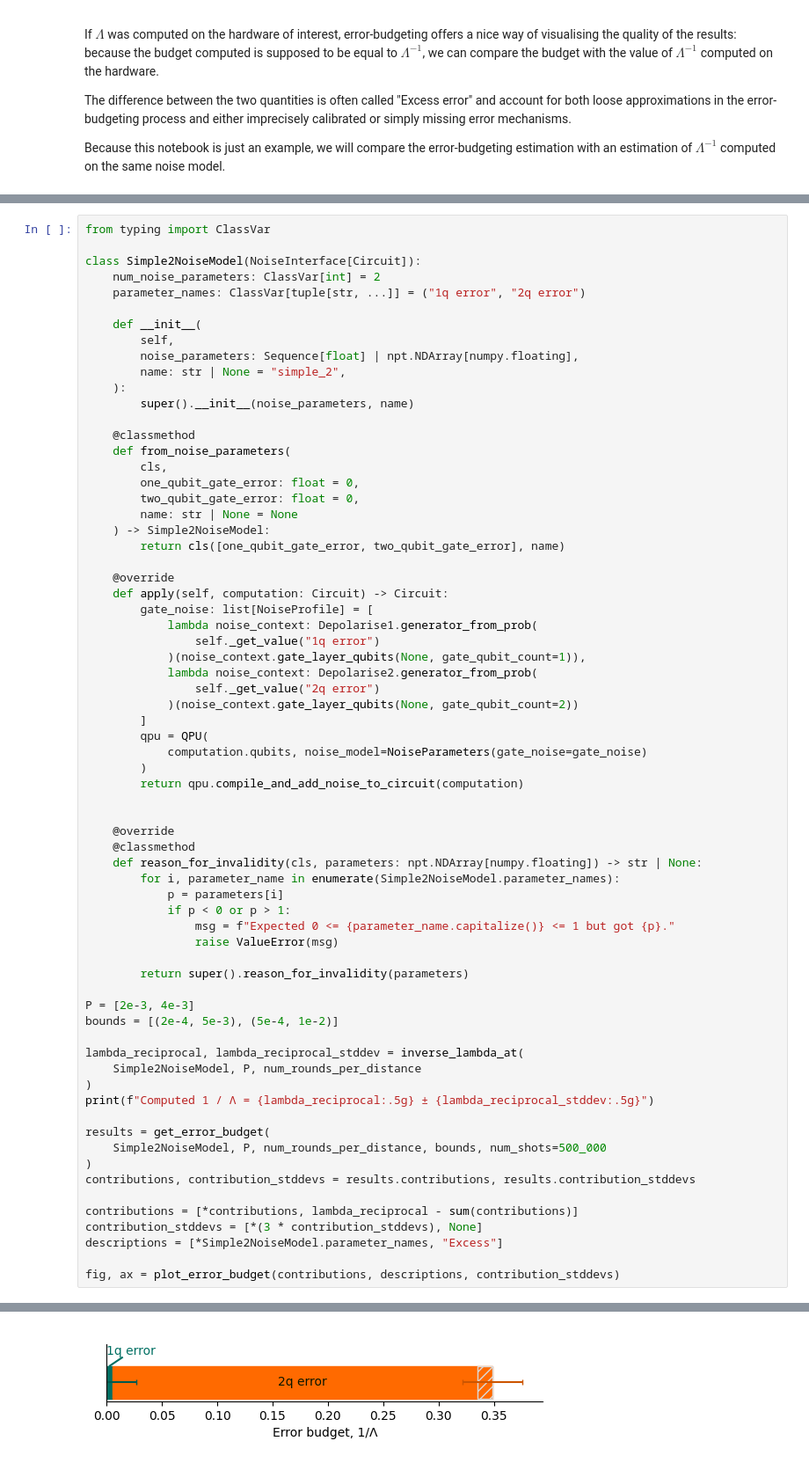
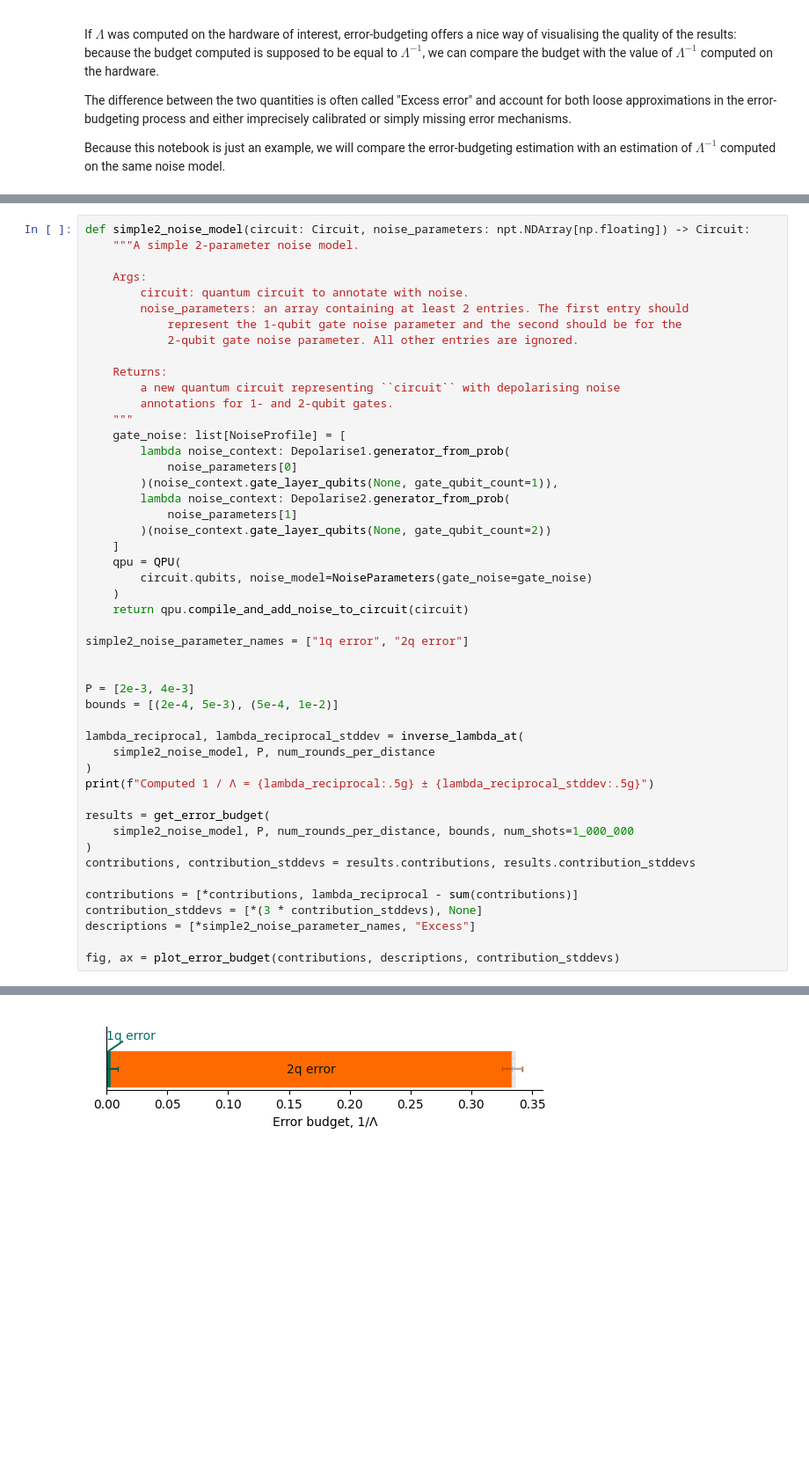
Before and after one commit to Deltakit/deltakit, a Jupyter notebook: docs/guide/error_budgeting.ipynb, the cells around one changed output, grey strips where cells are left out. Shown at 88% size. Cells and saved outputs as stored; diff of their text form; blank space fills up the shorter version.

Commit message:
Remove NoiseInterface

```diff
--- a/docs/guide/error_budgeting.ipynb
+++ b/docs/guide/error_budgeting.ipynb
@@ -347,69 +328,49 @@ should also be provided.
 # %%
-from typing import ClassVar
+def simple2_noise_model(circuit: Circuit, noise_parameters: npt.NDArray[np.floating]) -> Circuit:
+    """A simple 2-parameter noise model.
 
-class Simple2NoiseModel(NoiseInterface[Circuit]):
-    num_noise_parameters: ClassVar[int] = 2
-    parameter_names: ClassVar[tuple[str, ...]] = ("1q error", "2q error")
+    Args:
+        circuit: quantum circuit to annotate with noise.
+        noise_parameters: an array containing at least 2 entries. The first entry should
+            represent the 1-qubit gate noise parameter and the second should be for the
+            2-qubit gate noise parameter. All other entries are ignored.
 
-    def __init__(
-        self,
-        noise_parameters: Sequence[float] | npt.NDArray[numpy.floating],
-        name: str | None = "simple_2",
-    ):
-        super().__init__(noise_parameters, name)
+    Returns:
+        a new quantum circuit representing ``circuit`` with depolarising noise
+        annotations for 1- and 2-qubit gates.
+    """
+    gate_noise: list[NoiseProfile] = [
+        lambda noise_context: Depolarise1.generator_from_prob(
+            noise_parameters[0]
+        )(noise_context.gate_layer_qubits(None, gate_qubit_count=1)),
+        lambda noise_context: Depolarise2.generator_from_prob(
+            noise_parameters[1]
+        )(noise_context.gate_layer_qubits(None, gate_qubit_count=2))
+    ]
+    qpu = QPU(
+        circuit.qubits, noise_model=NoiseParameters(gate_noise=gate_noise)
+    )
+    return qpu.compile_and_add_noise_to_circuit(circuit)
 
-    @classmethod
-    def from_noise_parameters(
-        cls,
-        one_qubit_gate_error: float = 0,
-        two_qubit_gate_error: float = 0,
-        name: str | None = None
-    ) -> Simple2NoiseModel:
-        return cls([one_qubit_gate_error, two_qubit_gate_error], name)
+simple2_noise_parameter_names = ["1q error", "2q error"]
 
-    @override
-    def apply(self, computation: Circuit) -> Circuit:
-        gate_noise: list[NoiseProfile] = [
-            lambda noise_context: Depolarise1.generator_from_prob(
-                self._get_value("1q error")
-            )(noise_context.gate_layer_qubits(None, gate_qubit_count=1)),
-            lambda noise_context: Depolarise2.generator_from_prob(
-                self._get_value("2q error")
-            )(noise_context.gate_layer_qubits(None, gate_qubit_count=2))
-        ]
-        qpu = QPU(
-            computation.qubits, noise_model=NoiseParameters(gate_noise=gate_noise)
-        )
-        return qpu.compile_and_add_noise_to_circuit(computation)
-
-
-    @override
-    @classmethod
-    def reason_for_invalidity(cls, parameters: npt.NDArray[numpy.floating]) -> str | None:
-        for i, parameter_name in enumerate(Simple2NoiseModel.parameter_names):
-            p = parameters[i]
-            if p < 0 or p > 1:
-                msg = f"Expected 0 <= {parameter_name.capitalize()} <= 1 but got {p}."
-                raise ValueError(msg)
-
-        return super().reason_for_invalidity(parameters)
 
 P = [2e-3, 4e-3]
 bounds = [(2e-4, 5e-3), (5e-4, 1e-2)]
 
 lambda_reciprocal, lambda_reciprocal_stddev = inverse_lambda_at(
-    Simple2NoiseModel, P, num_rounds_per_distance
+    simple2_noise_model, P, num_rounds_per_distance
 )
 print(f"Computed 1 / Λ = {lambda_reciprocal:.5g} ± {lambda_reciprocal_stddev:.5g}")
 
 results = get_error_budget(
-    Simple2NoiseModel, P, num_rounds_per_distance, bounds, num_shots=500_000
+    simple2_noise_model, P, num_rounds_per_distance, bounds, num_shots=1_000_000
 )
 contributions, contribution_stddevs = results.contributions, results.contribution_stddevs
 
 contributions = [*contributions, lambda_reciprocal - sum(contributions)]
 contribution_stddevs = [*(3 * contribution_stddevs), None]
-descriptions = [*Simple2NoiseModel.parameter_names, "Excess"]
+descriptions = [*simple2_noise_parameter_names, "Excess"]
 
 fig, ax = plot_error_budget(contributions, descriptions, contribution_stddevs)
 # %% [output]
@@ -417 +378 @@ Computed 1 / Λ = 0.33551 ± 0.00092694
-[figure, old version]
+[figure, new version]
```
Also changed, not shown: parts of 10 cells of this notebook, 9 other files.
